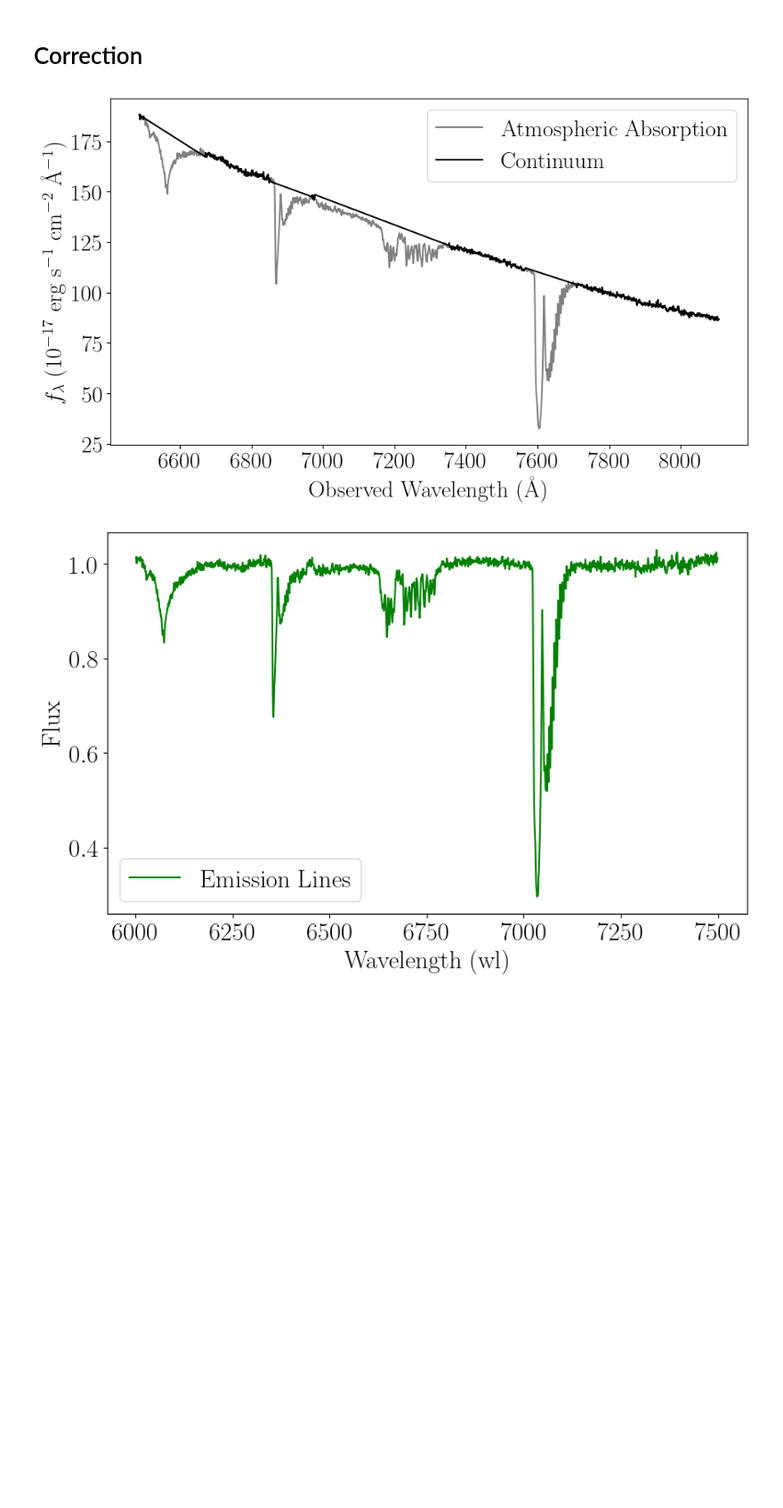
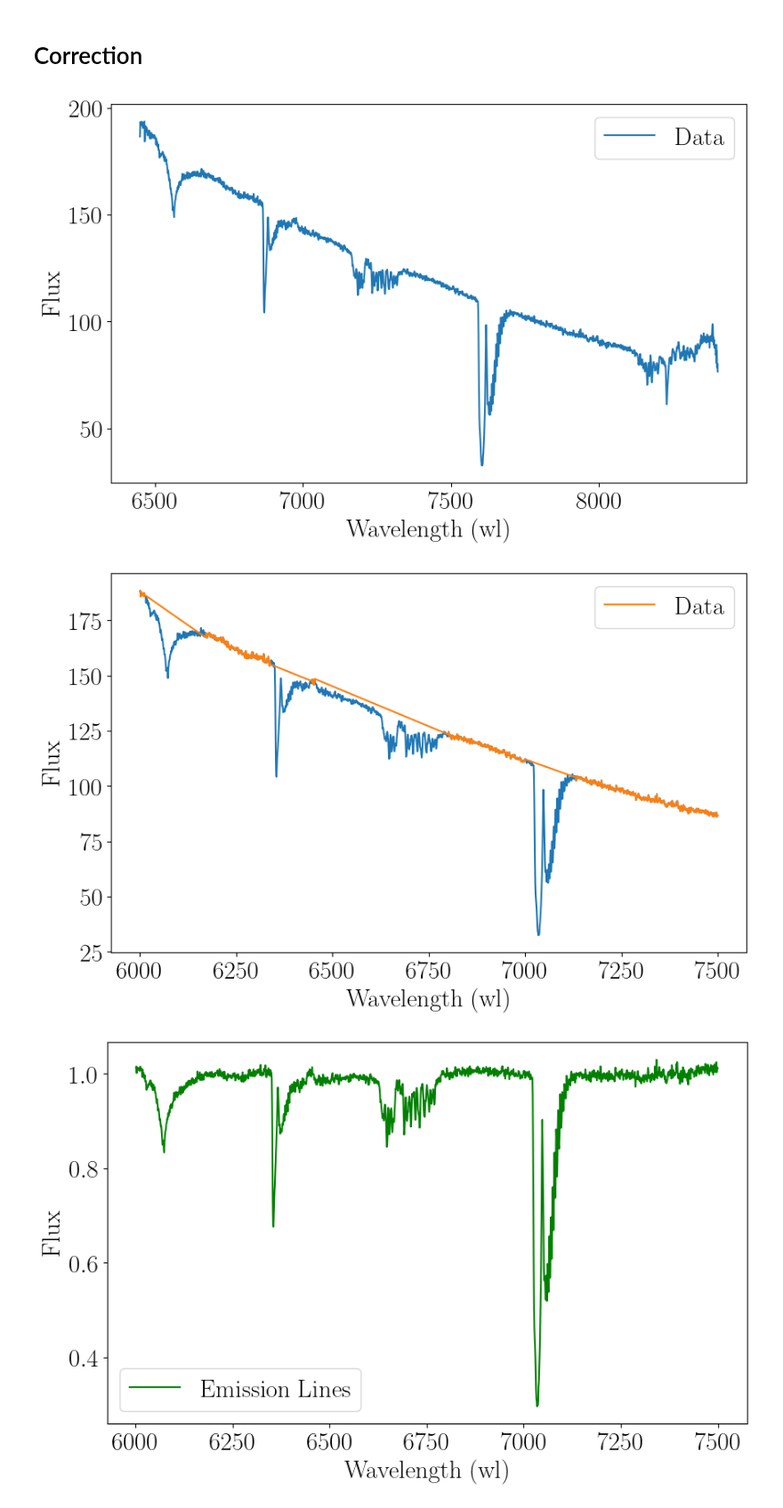
Before and after one commit to seratsaad/ticktock, a Jupyter notebook: Spectral Decomposition - Optical - Halpha.ipynb, the cells around one changed output. Shown at 89% size. Saved outputs shown, nothing was run; the diff lists cells and outputs as text; code cells hidden in the pictures; blank space fills up the shorter version.

```diff
--- a/Spectral Decomposition - Optical - Halpha.ipynb
+++ b/Spectral Decomposition - Optical - Halpha.ipynb
@@ -80,60 +81,57 @@ wl = wl
 flux = data[1] *(10**16)
 err = data[2]
 
-#plt.figure(figsize=(10, 4))
-#plt.plot(wl, flux, label='Standard Data')  # Original data
+plt.figure(figsize=(10, 6))
+plt.plot(wl, flux, label='Data')  # Original data
 
 
 #plt.plot(wl_fit, flux_fit-flux_o, label='Best fit curve')  # Fitted curve
-#plt.xlabel('Observed Wavelength (wl)')
-#plt.ylabel('Flux')
-#plt.legend()
-#plt.show()
+plt.xlabel('Wavelength (wl)')
+plt.ylabel('Flux')
+plt.legend()
+plt.show()
 
-wl = wl#/(1+z)
-mask0 = np.where((wl>6000*(1+z)) & (wl < 7500*(1+z)))
+wl = wl/(1+z)
+mask0 = np.where((wl>6000) & (wl < 7500))
 wl_o = wl[mask0]
 flux_o = flux[mask0]
 err_o = err[mask0]
 
-mask1 = np.where((wl_o < 6015*(1+z)) | (wl_o > 6170*(1+z)))
+mask1 = np.where((wl_o < 6015) | (wl_o > 6170))
 wl = wl_o[mask1]
 flux = flux_o[mask1]
 err = err_o[mask1]
 
-mask2 = np.where((wl < 6340*(1+z)) | (wl > 6445*(1+z)))
+mask2 = np.where((wl < 6340) | (wl > 6445))
 wl = wl[mask2]
 flux = flux[mask2]
 err = err[mask2]
 
-mask3 = np.where((wl < 6455*(1+z)) | (wl > 6800*(1+z)))
+mask3 = np.where((wl < 6455) | (wl > 6800))
 wl = wl[mask3]
 flux = flux[mask3]
 err = err[mask3]
 
 
-mask4 = np.where((wl < 7000*(1+z)) | (wl > 7130*(1+z)))
+mask4 = np.where((wl < 7000) | (wl > 7130))
 wl = wl[mask4]
 flux = flux[mask4]
 err = err[mask4]
 
 plt.figure(figsize=(10, 6))
-plt.plot(wl_o, flux_o, label='Atmospheric Absorption', color='grey')
-plt.plot(wl, flux, label='Continuum', color='black')  # Original data
+plt.plot(wl_o, flux_o)
+plt.plot(wl, flux, label='Data')  # Original data
 
 #plt.axvline(x=6445)
 #plt.axvline(x=6455)
 
 #plt.plot(wl_fit, flux_fit-flux_o, label='Best fit curve')  # Fitted curve
-plt.xlabel('Observed Wavelength (\AA)')
-plt.ylabel('$f_{\lambda}$ (10$^{-17}$ erg s$^{-1}$ cm$^{-2}$ \AA$^{-1}$)')
+plt.xlabel('Wavelength (wl)')
+plt.ylabel('Flux')
 plt.legend()
-
-# Adjust layout and save the plot
-plt.tight_layout()
-plt.savefig("standard_spectra.pdf", format='pdf', dpi=300)
 plt.show()
 # %% [output]
-[figure, old version]
+[figure, new version]
+[figure, added]
 # %%
 degree = 3
```
Also changed, not shown: parts of 5 cells of this notebook, 2 other files.
